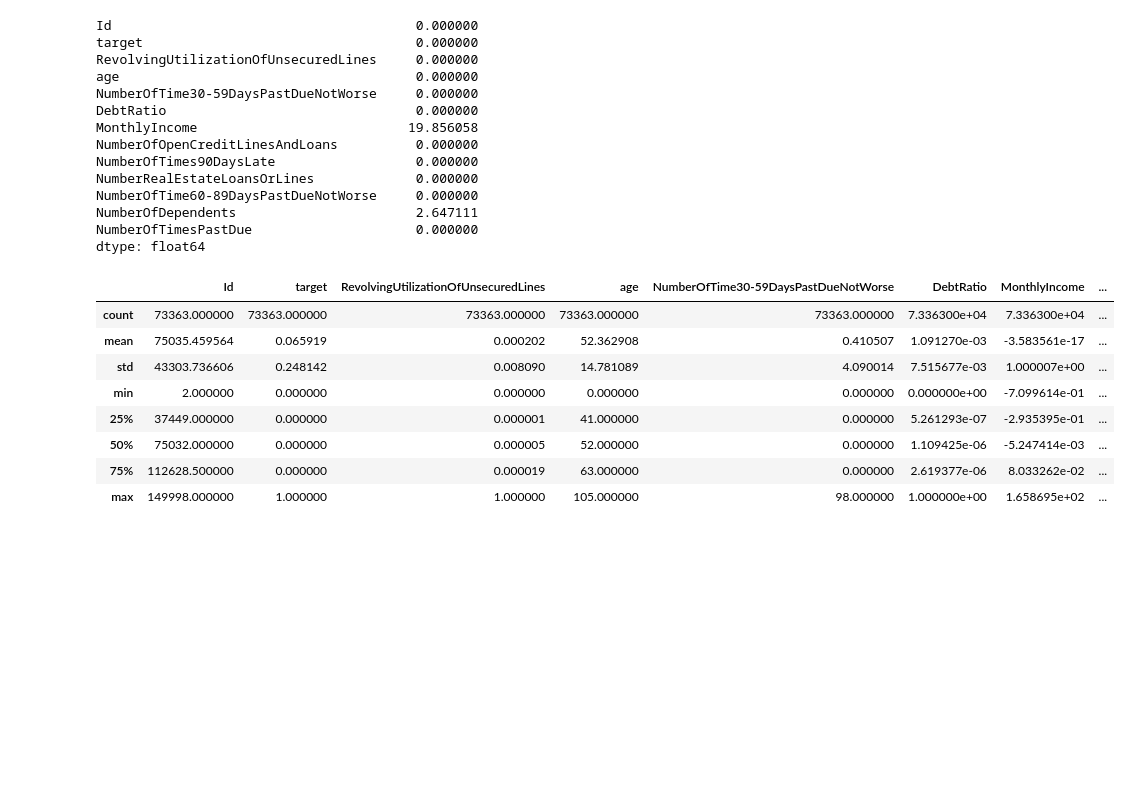
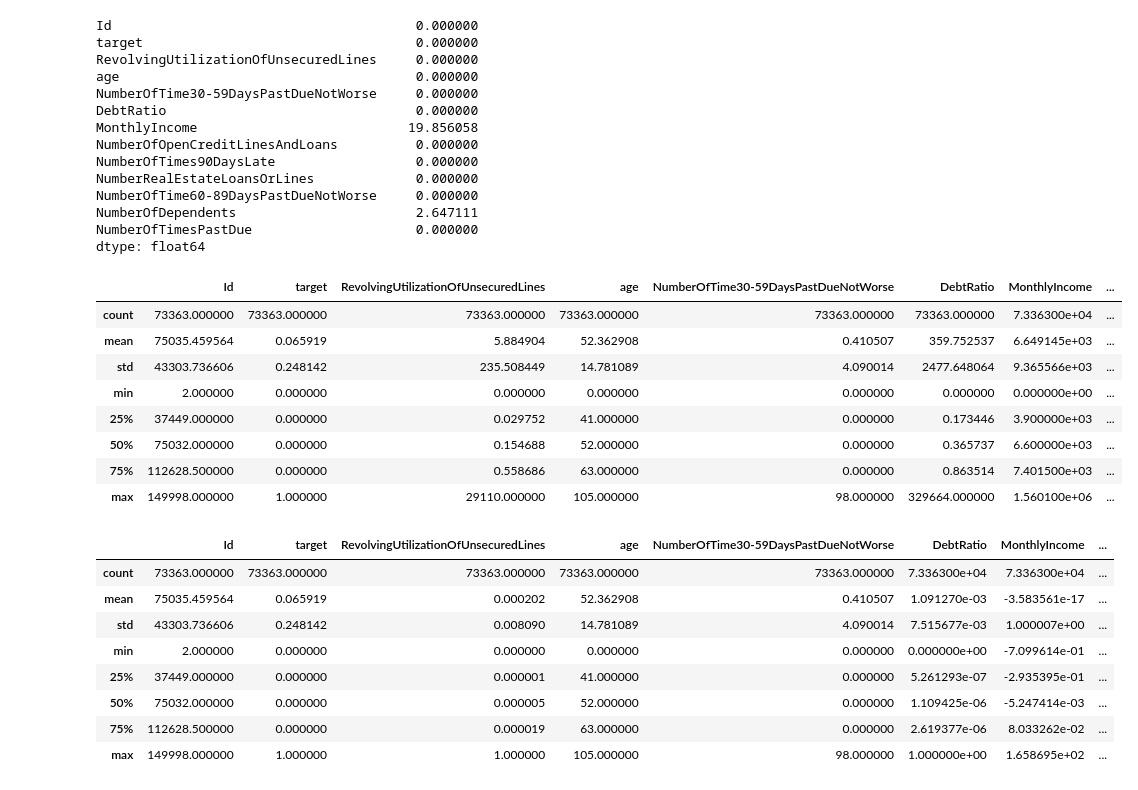
Before and after one commit to jmayordomom/DS_PT_09_2023, a Jupyter notebook: Machine_Learning/1-Supervisado/2-Classification/Kaggle2/Kaggle_Ayuda_j.ipynb, the cells around one changed output. Drawn from its saved outputs; the diff is of its cells as text; code cells hidden in the pictures; blank space fills up the shorter version.

```diff
--- a/Machine_Learning/1-Supervisado/2-Classification/Kaggle2/Kaggle_Ayuda_j.ipynb
+++ b/Machine_Learning/1-Supervisado/2-Classification/Kaggle2/Kaggle_Ayuda_j.ipynb
@@ -133,4 +133,16 @@ dtype: float64
 # %%
 train["MonthlyIncome"].fillna(train["MonthlyIncome"].mean(), inplace=True)
 train["NumberOfDependents"].fillna(train["NumberOfDependents"].mean(), inplace=True)
+# %%
+train.describe()
+# %% [output]
+|  | Id | target | RevolvingUtilizationOfUnsecuredLines | age | NumberOfTime30-59DaysPastDueNotWorse | DebtRatio | MonthlyIncome | ... |
+| count | 73363.000000 | 73363.000000 | 73363.000000 | 73363.000000 | 73363.000000 | 73363.000000 | 7.336300e+04 | ... |
+| mean | 75035.459564 | 0.065919 | 5.884904 | 52.362908 | 0.410507 | 359.752537 | 6.649145e+03 | ... |
+| std | 43303.736606 | 0.248142 | 235.508449 | 14.781089 | 4.090014 | 2477.648064 | 9.365566e+03 | ... |
+| min | 2.000000 | 0.000000 | 0.000000 | 0.000000 | 0.000000 | 0.000000 | 0.000000e+00 | ... |
+| 25% | 37449.000000 | 0.000000 | 0.029752 | 41.000000 | 0.000000 | 0.173446 | 3.900000e+03 | ... |
+| 50% | 75032.000000 | 0.000000 | 0.154688 | 52.000000 | 0.000000 | 0.365737 | 6.600000e+03 | ... |
+| 75% | 112628.500000 | 0.000000 | 0.558686 | 63.000000 | 0.000000 | 0.863514 | 7.401500e+03 | ... |
+| max | 149998.000000 | 1.000000 | 29110.000000 | 105.000000 | 98.000000 | 329664.000000 | 1.560100e+06 | ... |
 # %%
```
Also changed, not shown: parts of 23 cells of this notebook.
